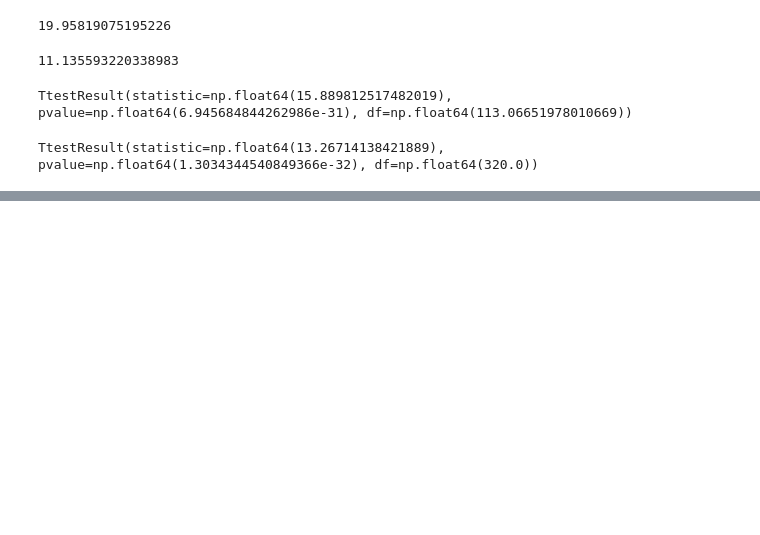
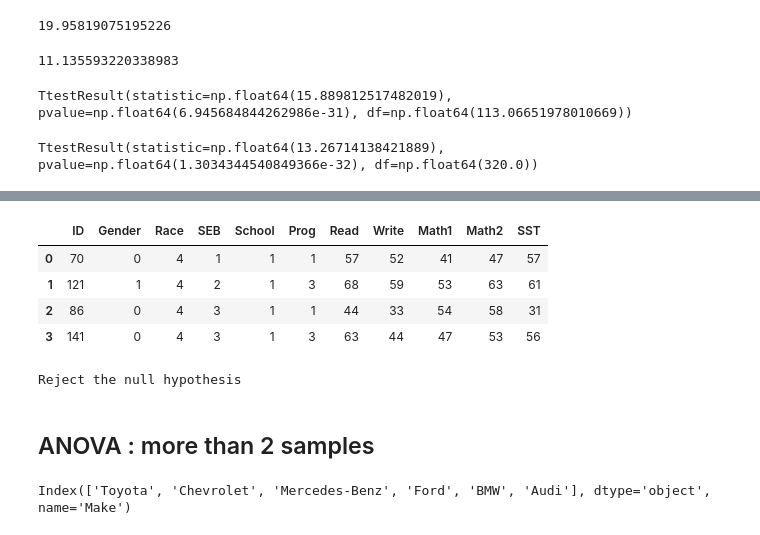
Before and after one commit to Kanakbaghel/DS_learning_path, a Jupyter notebook: Theory & Tools/01. Math & Statistics/Notebooks/Inferential Stats - 2.ipynb, the cells around one changed output, grey strips where cells are left out. Drawn from its saved outputs; the diff is of its cells as text; code cells hidden in the pictures; blank space fills up the shorter version.

```diff
--- a/Theory & Tools/01. Math & Statistics/Notebooks/Inferential Stats - 2.ipynb
+++ b/Theory & Tools/01. Math & Statistics/Notebooks/Inferential Stats - 2.ipynb
@@ -420,0 +470,9 @@ TtestResult(statistic=np.float64(13.26714138421889), pvalue=np.float64(1.3034344
+# %%
+sample_data = pd.read_csv('/content/Sample_data.csv')
+sample_data.head(4)
+# %% [output]
+|  | ID | Gender | Race | SEB | School | Prog | Read | Write | Math1 | Math2 | SST |
+| 0 | 70 | 0 | 4 | 1 | 1 | 1 | 57 | 52 | 41 | 47 | 57 |
+| 1 | 121 | 1 | 4 | 2 | 1 | 3 | 68 | 59 | 53 | 63 | 61 |
+| 2 | 86 | 0 | 4 | 3 | 1 | 1 | 44 | 33 | 54 | 58 | 31 |
+| 3 | 141 | 0 | 4 | 3 | 1 | 3 | 63 | 44 | 47 | 53 | 56 |
@@ -420,0 +484,13 @@ TtestResult(statistic=np.float64(13.26714138421889), pvalue=np.float64(1.3034344
+# %%
+conclude(p)
+# %% [output]
+Reject the null hypothesis
+# %% [markdown]
+## ANOVA : more than 2 samples
+# %%
+# the price of Sedan cars for top 6 makes is same
+
+top_6_makes = cars['Make'].value_counts()[:6].index
+top_6_makes
+# %% [output]
+Index(['Toyota', 'Chevrolet', 'Mercedes-Benz', 'Ford', 'BMW', 'Audi'], dtype='object', name='Make')
```
Also changed, not shown: parts of 17 cells of this notebook.
